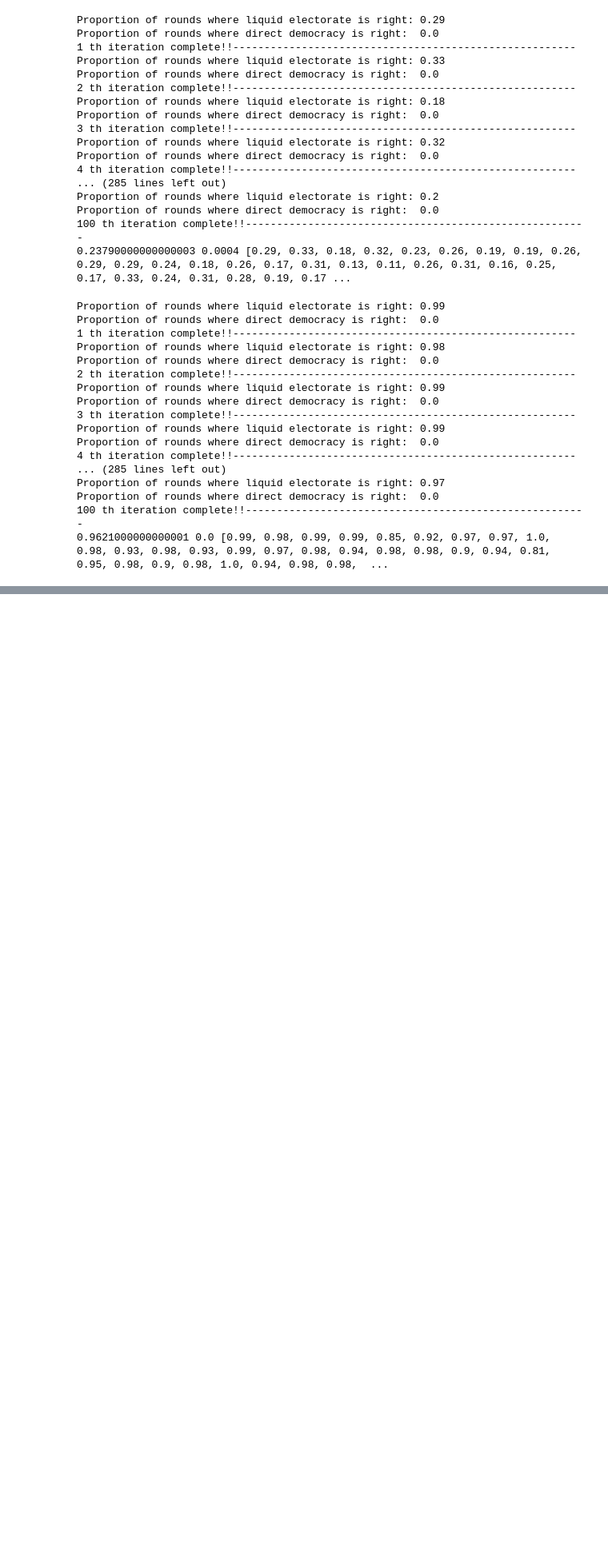
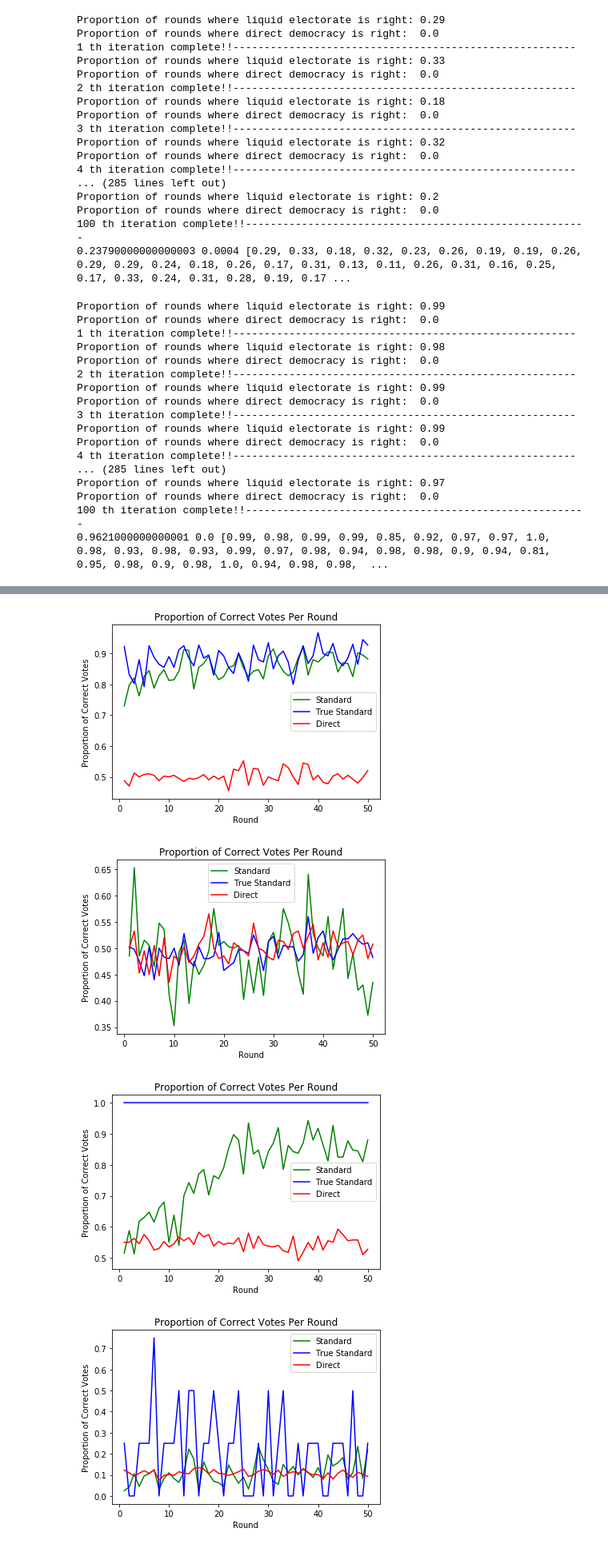
Before and after one commit to romil797/CS238, a Jupyter notebook: liquidmodel.ipynb, the cells around one changed output, grey strips where cells are left out. Shown at 80% size. Drawn from its saved outputs; the diff is of its cells as text; code cells hidden in the pictures; blank space fills up the shorter version.

```diff
--- a/liquidmodel.ipynb
+++ b/liquidmodel.ipynb
@@ -1397,0 +1427,40 @@ plt.xlabel("Round"); plt.ylabel("# of Correct")
+# %%
+# Generate plot for Zipf graphs with n vertices
+
+def plot_vote_performance_gridgraphs(s, competency, tests=100, rounds=50):
+
+    standard_vote_performances, truestandard_vote_performances, direct_vote_performances = [], [], []
+
+    # Generate `tests` different graphs
+    for i in range(tests):
+        grid_truecomps, grid_nbpairs = make_grid(s, competency)
+        standard, truestandard, direct = avg_vote_performance(grid_truecomps, grid_nbpairs, iter=2, rounds=rounds)
+        standard_vote_performances.append(standard)
+        truestandard_vote_performances.append(truestandard)
+        direct_vote_performances.append(direct)
+
+    standard_vote_performances = np.mean(np.array(standard_vote_performances), axis=0)
+    truestandard_vote_performances = np.mean(np.array(truestandard_vote_performances), axis=0)
+    direct_vote_performances = np.mean(np.array(direct_vote_performances), axis=0)
+
+    plt.figure()
+    standard, = plt.plot(range(1, rounds + 1), standard_vote_performances, color="g", label="Standard")
+    truestandard, = plt.plot(range(1, rounds + 1), truestandard_vote_performances, color="b", label="True Standard")
+    direct, = plt.plot(range(1, rounds + 1), direct_vote_performances, color="r", label="Direct")
+    plt.legend(handles=[standard, truestandard, direct])
+
+    plt.xlabel("Round")
+    plt.ylabel("Proportion of Correct Votes")
+    plt.title("Proportion of Correct Votes Per Round")
+    plt.show()
+# %%
+plot_vote_performance_gridgraphs(10, "random", tests=2)
+plot_vote_performance_gridgraphs(10, 0.5, tests=2)
+plot_vote_performance_gridgraphs(10, "gradient1d", tests=2)
+plot_vote_performance_gridgraphs(10, "gradient2d", tests=2)
+plot_vote_performance_gridgraphs(10, "rings", tests=2)
+# %% [output]
+[figure, added]
+[figure, added]
+[figure, added]
+[figure, added]
```
Also changed, not shown: parts of 7 cells of this notebook.
